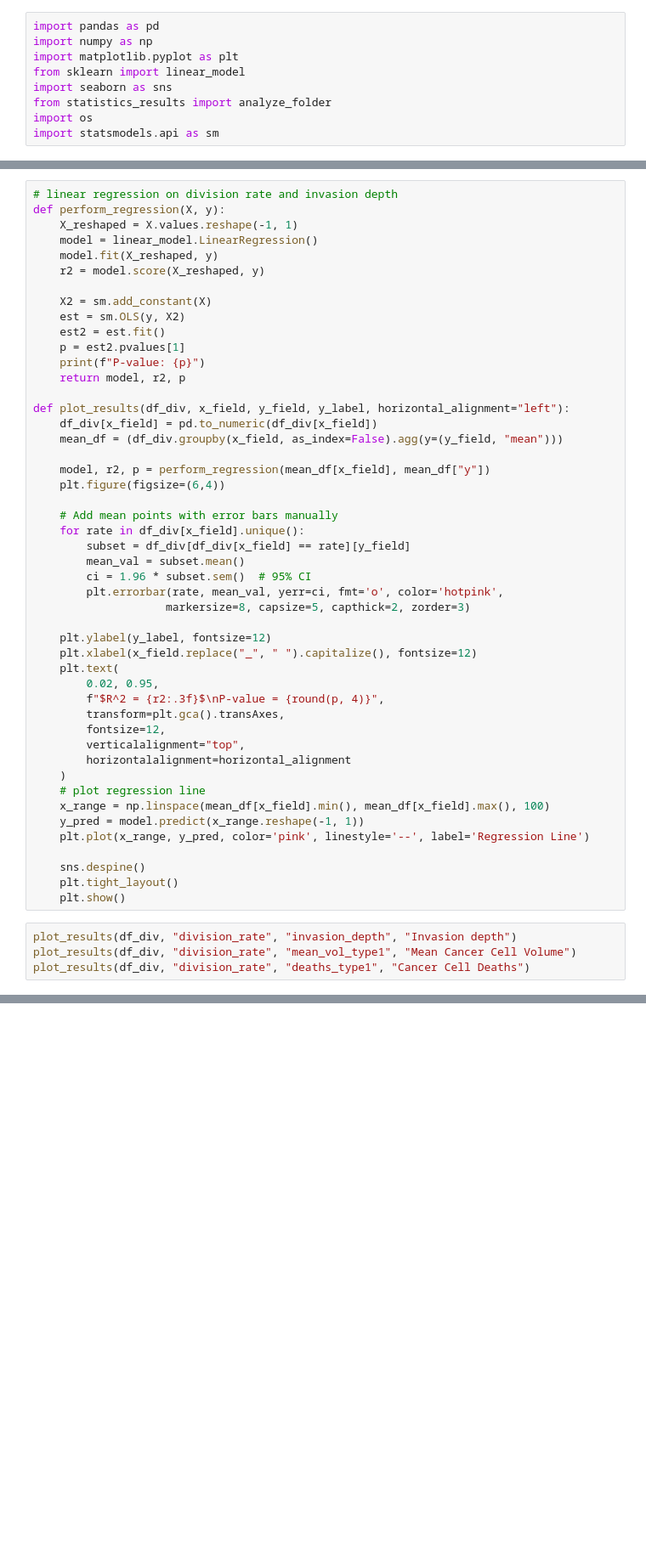
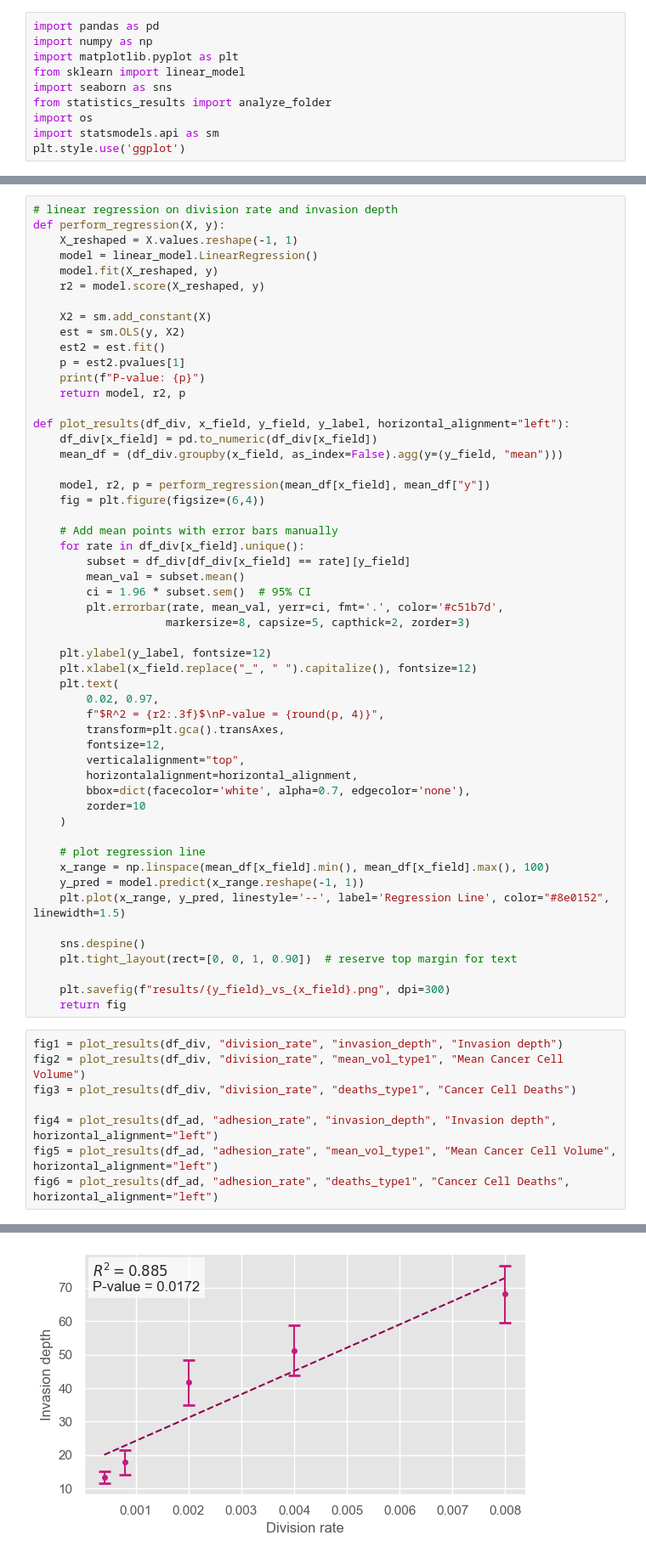
Before and after one commit to brosenthal3/MMB_project_simulations, a Jupyter notebook: plot_figures.ipynb, the cells around one changed output, grey strips where cells are left out. Shown at 85% size. Saved outputs shown, nothing was run; the diff lists cells and outputs as text; blank space fills up the shorter version.

Commit message:
save plots of statistics

```diff
--- a/plot_figures.ipynb
+++ b/plot_figures.ipynb
@@ -7,6 +7,7 @@ import seaborn as sns
 from statistics_results import analyze_folder
 import os
 import statsmodels.api as sm
+plt.style.use('ggplot')
 # %%
 division_stats = analyze_folder("results/division_experiment")
 
@@ -75,35 +110,45 @@ def plot_results(df_div, x_field, y_field, y_label, horizontal_alignment="left")
     mean_df = (df_div.groupby(x_field, as_index=False).agg(y=(y_field, "mean")))
 
     model, r2, p = perform_regression(mean_df[x_field], mean_df["y"])
-    plt.figure(figsize=(6,4))
+    fig = plt.figure(figsize=(6,4))
 
     # Add mean points with error bars manually
     for rate in df_div[x_field].unique():
         subset = df_div[df_div[x_field] == rate][y_field]
         mean_val = subset.mean()
         ci = 1.96 * subset.sem()  # 95% CI
-        plt.errorbar(rate, mean_val, yerr=ci, fmt='o', color='hotpink',
+        plt.errorbar(rate, mean_val, yerr=ci, fmt='.', color='#c51b7d',
                     markersize=8, capsize=5, capthick=2, zorder=3)
 
     plt.ylabel(y_label, fontsize=12)
     plt.xlabel(x_field.replace("_", " ").capitalize(), fontsize=12)
     plt.text(
-        0.02, 0.95,
+        0.02, 0.97,
         f"$R^2 = {r2:.3f}$\nP-value = {round(p, 4)}",
         transform=plt.gca().transAxes,
         fontsize=12,
         verticalalignment="top",
-        horizontalalignment=horizontal_alignment
+        horizontalalignment=horizontal_alignment,
+        bbox=dict(facecolor='white', alpha=0.7, edgecolor='none'),
+        zorder=10
     )
+
     # plot regression line
     x_range = np.linspace(mean_df[x_field].min(), mean_df[x_field].max(), 100)
     y_pred = model.predict(x_range.reshape(-1, 1))
-    plt.plot(x_range, y_pred, color='pink', linestyle='--', label='Regression Line')
+    plt.plot(x_range, y_pred, linestyle='--', label='Regression Line', color="#8e0152", linewidth=1.5)
 
     sns.despine()
-    plt.tight_layout()
-    plt.show()
+    plt.tight_layout(rect=[0, 0, 1, 0.90])  # reserve top margin for text
+
+    plt.savefig(f"results/{y_field}_vs_{x_field}.png", dpi=300)
+    return fig
 # %%
-plot_results(df_div, "division_rate", "invasion_depth", "Invasion depth")
-plot_results(df_div, "division_rate", "mean_vol_type1", "Mean Cancer Cell Volume")
-plot_results(df_div, "division_rate", "deaths_type1", "Cancer Cell Deaths")
+fig1 = plot_results(df_div, "division_rate", "invasion_depth", "Invasion depth")
+fig2 = plot_results(df_div, "division_rate", "mean_vol_type1", "Mean Cancer Cell Volume")
+fig3 = plot_results(df_div, "division_rate", "deaths_type1", "Cancer Cell Deaths")
+
+fig4 = plot_results(df_ad, "adhesion_rate", "invasion_depth", "Invasion depth", horizontal_alignment="left")
+fig5 = plot_results(df_ad, "adhesion_rate", "mean_vol_type1", "Mean Cancer Cell Volume", horizontal_alignment="left")
+fig6 = plot_results(df_ad, "adhesion_rate", "deaths_type1", "Cancer Cell Deaths", horizontal_alignment="left")
+# %% [output]
@@ -109,0 +161 @@ plot_results(df_div, "division_rate", "deaths_type1", "Cancer Cell Deaths")
+[figure, added]
```
Also changed, not shown: parts of 4 cells of this notebook, 6 other files.
